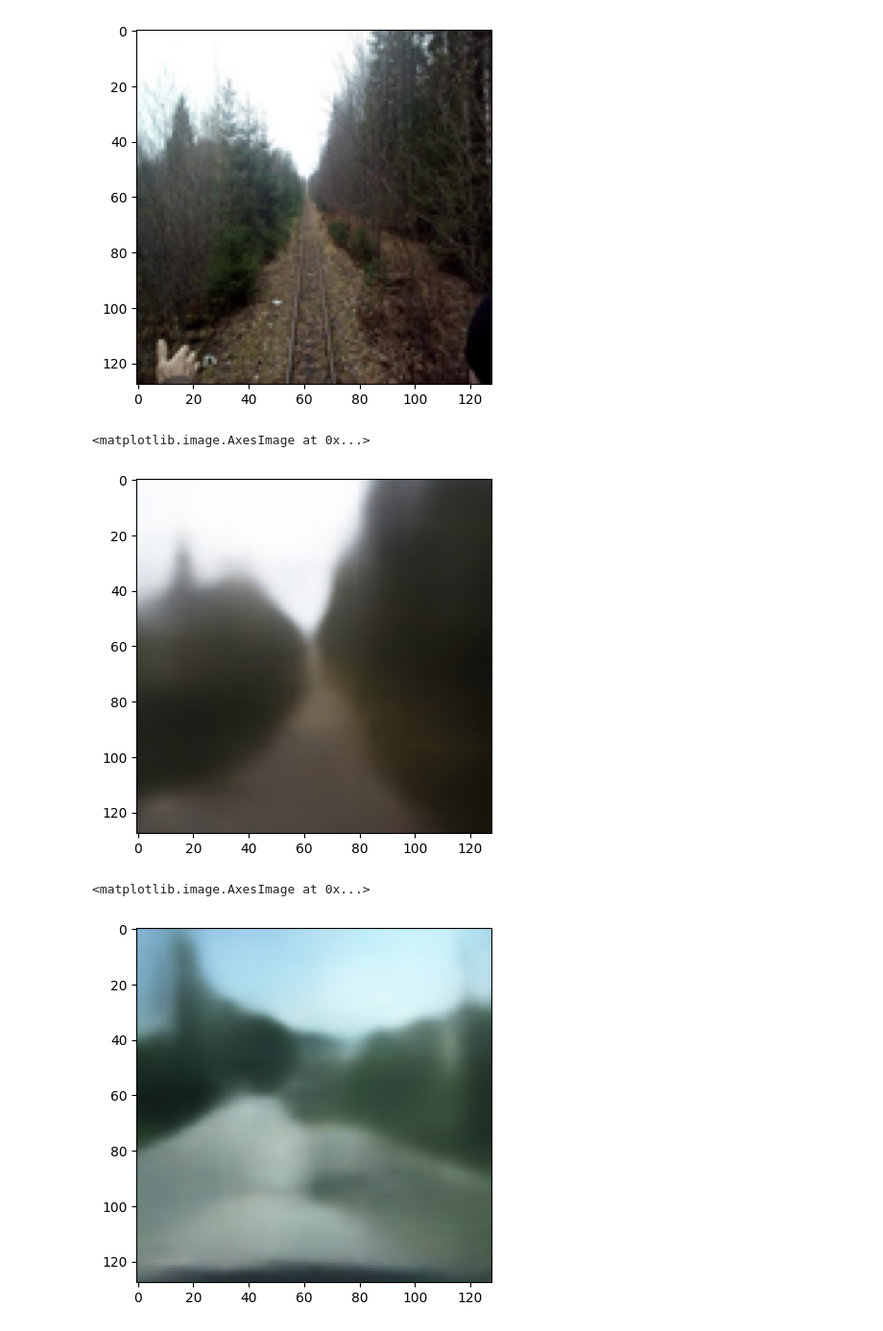
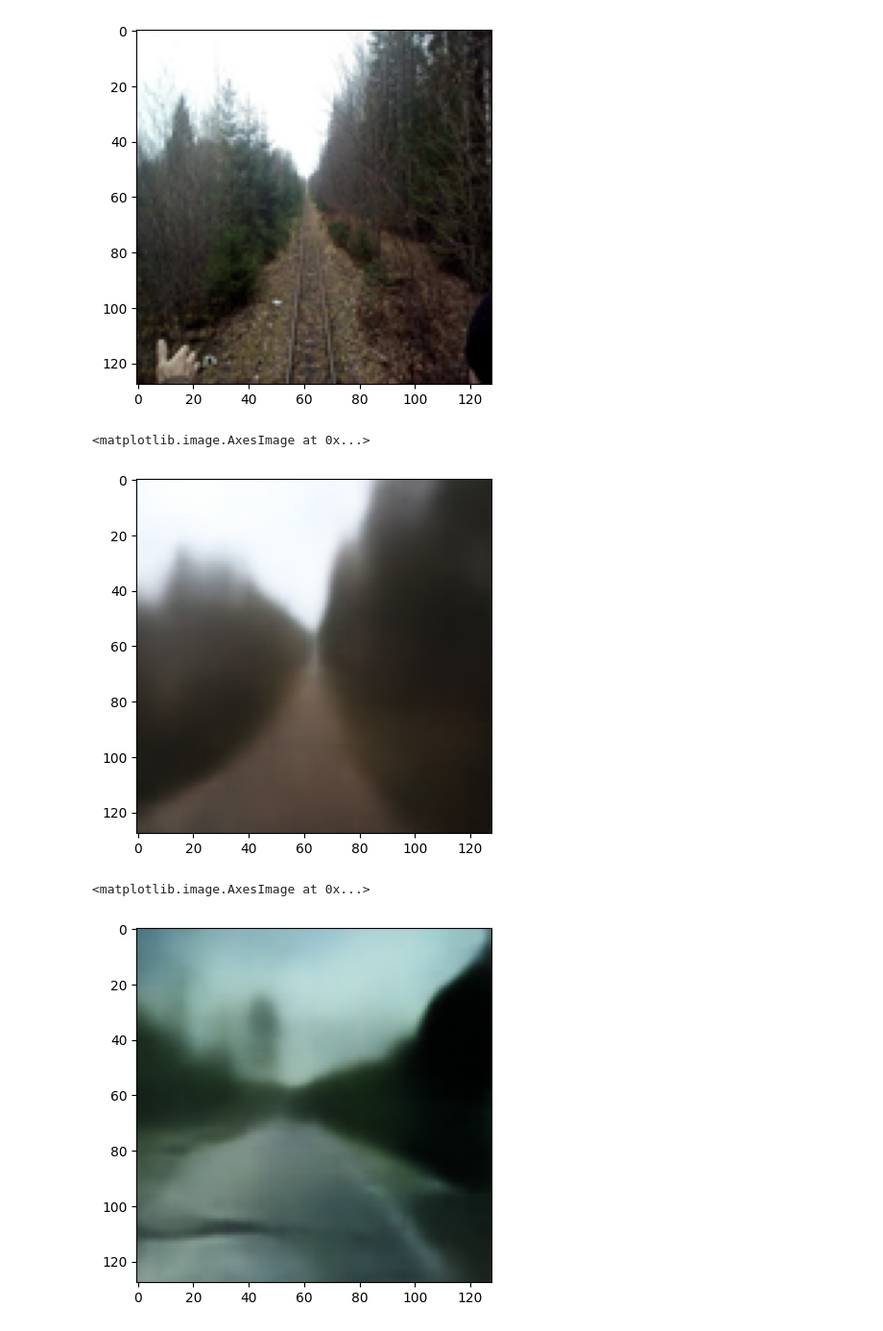
Before and after one commit to AlessandroCesaTs/Street_View_Generator, a Jupyter notebook: check_generation.ipynb, the cells around one changed output. Shown: that part at 96% size. Cells and saved outputs as stored; diff of their text form; code cells hidden in the pictures.

```diff
--- a/check_generation.ipynb
+++ b/check_generation.ipynb
@@ -26,17 +14,17 @@ plt.imshow(data[0][0].permute(1,2,0))
 # %%
 %%capture
 model=VariationalAutoEncoder(256)
-model.load_state_dict(torch.load('models/model5e-05_256.pt',map_location=device))
+model.load_state_dict(torch.load('models/model.pt',map_location=device))
 model.eval()
 # %%
 gen_imm=model(data[0][0].unsqueeze(0),data[1][1].unsqueeze(0))[0]
 plt.imshow(gen_imm[0].permute(1,2,0).detach().numpy() )
 # %% [output]
 <matplotlib.image.AxesImage at 0x...>
-[figure, old version]
+[figure, new version]
 # %%
-gen_imm=model.generate('United States')
+gen_imm=model.generate('Italy')
 plt.imshow(gen_imm[0].permute(1,2,0).detach().numpy() )
 # %% [output]
 <matplotlib.image.AxesImage at 0x...>
-[figure, old version]
+[figure, new version]
```
Also changed, not shown: parts of 3 cells of this notebook, 16 other files.
